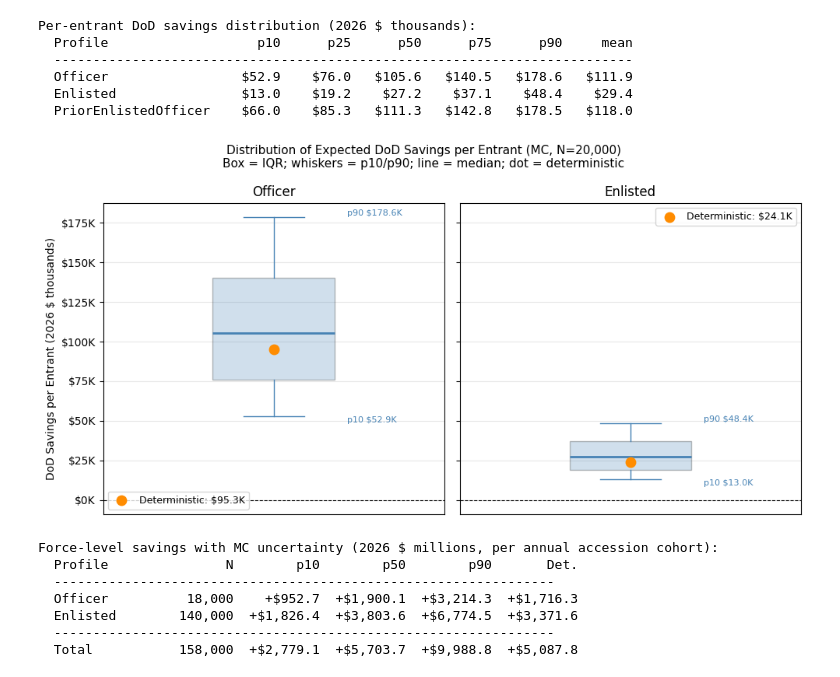
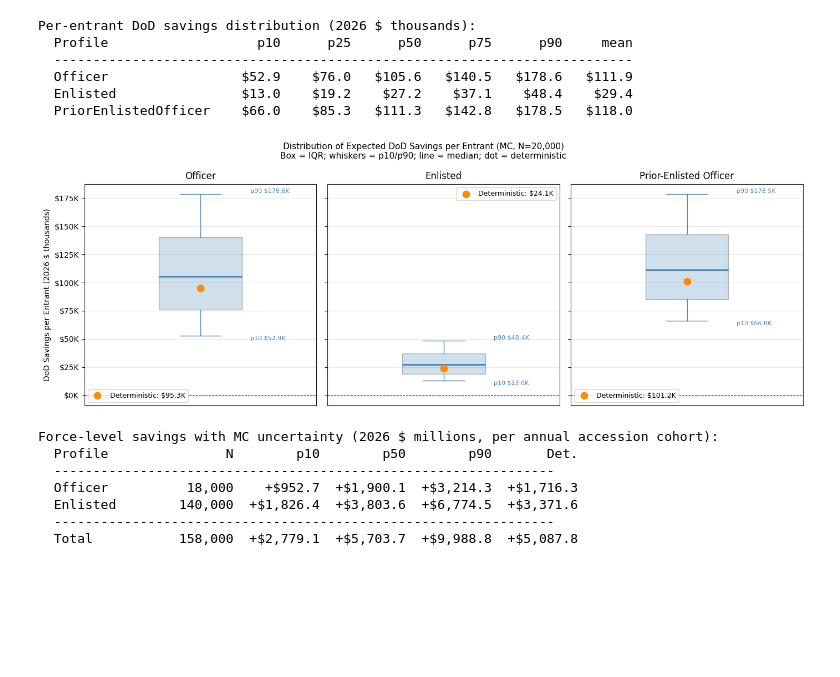
Before and after one commit to sgelety/military-retirement-monte-carlo, a Jupyter notebook: notebooks/04_government_fiscal.ipynb, the cells around one changed output. Saved outputs shown, nothing was run; the diff lists cells and outputs as text; code cells hidden in the pictures; blank space fills up the shorter version.

```diff
--- a/notebooks/04_government_fiscal.ipynb
+++ b/notebooks/04_government_fiscal.ipynb
@@ -771,9 +811,11 @@ Per-entrant DoD savings distribution (2026 $ thousands):
   Enlisted                $13.0    $19.2    $27.2    $37.1    $48.4    $29.4
   PriorEnlistedOfficer    $66.0    $85.3   $111.3   $142.8   $178.5   $118.0
 # %%
-plot_profiles = ["Officer", "Enlisted"]
+plot_profiles = [
+    "Officer", "Enlisted", "PriorEnlistedOfficer"
+]
 fig, axes = plt.subplots(
-    1, 2, figsize=(10, 5), sharey=True
+    1, 3, figsize=(14, 5), sharey=True
 )
 
 for ax, profile in zip(axes, plot_profiles):
@@ -819,32 +861,32 @@ for ax, profile in zip(axes, plot_profiles):
         )
     )
     ax.legend(fontsize=9)
     ax.grid(axis="y", alpha=0.3)
 
     for val, label, va in [
         (p90, f"p90 ${p90:,.1f}K", "bottom"),
         (p10, f"p10 ${p10:,.1f}K", "top"),
     ]:
         ax.annotate(
             label,
             xy=(0.3, val),
             fontsize=8,
             color="steelblue",
             va=va,
         )
 
 axes[0].set_ylabel(
     "DoD Savings per Entrant (2026 $ thousands)"
 )
 fig.suptitle(
     "Distribution of Expected DoD Savings per Entrant"
     " (MC, N=20,000)\n"
     "Box = IQR; whiskers = p10/p90;"
     " line = median; dot = deterministic",
     fontsize=11,
 )
 plt.tight_layout()
 plt.show()
 # %% [output]
-[figure, old version]
+[figure, new version]
 # %%
```
Also changed, not shown: parts of 3 cells of this notebook.
